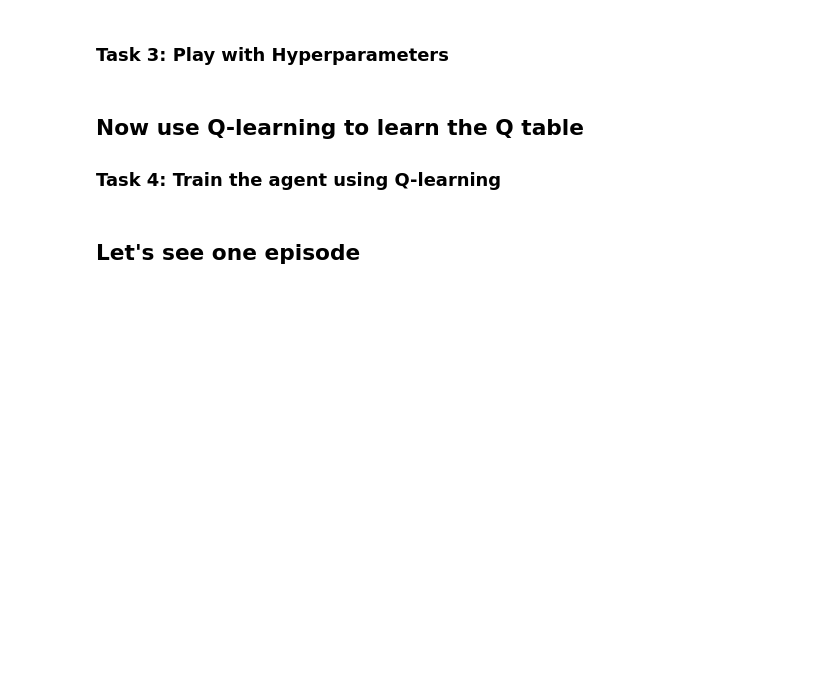
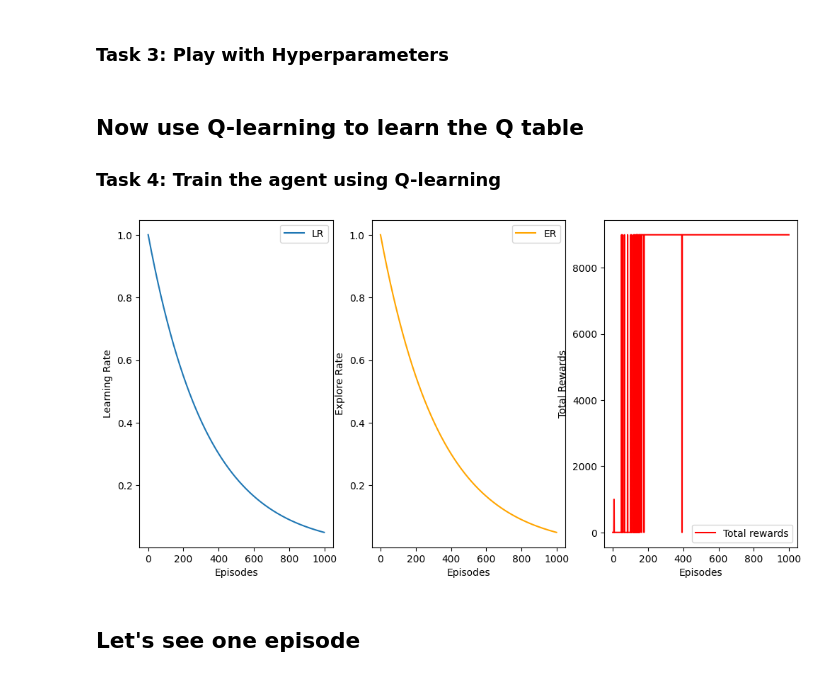
Before and after one commit to fjhanevo/TDT4172, a Jupyter notebook: Assignment3/Project3_RL.ipynb, the cells around one changed output. Drawn from its saved outputs; the diff is of its cells as text; code cells hidden in the pictures; blank space fills up the shorter version.

Commit message:
finished all tasks

```diff
--- a/Assignment3/Project3_RL.ipynb
+++ b/Assignment3/Project3_RL.ipynb
@@ -930,11 +992,15 @@ Q_test = None # you need to initialize Q_test
 # Tip - you can also use the same parameters as for the toy example above
 # YOUR CODE GOES HERE (set the values below)
 
-GAMMA_test = None
-NUM_EPISODES_test = None
-MIN_EXPLORE_RATE_test = None
-MIN_LEARNING_RATE_test = None
-STEP_SIZE_TEST = None
+GAMMA_test = 0.90
+NUM_EPISODES_test = 1000
+MIN_EXPLORE_RATE_test = 0.01
+MIN_LEARNING_RATE_test = 0.01
+STEP_SIZE_TEST = 200
+
+tmp_env.manual_mode = False
+
+
 # Depending on your parameters for the toy environment, using the same parameters here could work fine
 # if they are not working, you may want to set them to different values here
 # %% [markdown]
@@ -951,3 +1009,38 @@ print(f"Total reward after training: {total_reward}, total Explore rate after tr
+# %%
+# Task 4: Train the agent using Q-learning on
+# Tip - you can use the same function (or code) that you implemented for simple environment (Assignment 1 Task 4)
+
+# the logic is the same, just the enviroment is different
+# YOUR CODE GOES HERE
+Q_test, stats = train_Qtable(
+    Q_test,
+    tmp_env,
+    NUM_EPISODES_test,
+    STEP_SIZE_TEST,
+    GAMMA_test
+)
+
+# plots
+fig, ax = plt.subplots(1,3,figsize=(12,6))
+episodes = [s['episode'] for s in stats]
+lr = [s['learning_rate'] for s in stats]
+er = [s['explore_rate'] for s in stats]
+rewards = [s['total_reward'] for s in stats]
+ax[0].plot(episodes, lr, label='LR')
+ax[0].set_xlabel("Episodes")
+ax[0].set_ylabel("Learning Rate")
+ax[0].legend()
+ax[1].plot(episodes, er, c='orange',label='ER')
+ax[1].set_xlabel("Episodes")
+ax[1].set_ylabel("Explore Rate")
+ax[1].legend()
+ax[2].plot(episodes, rewards, c='red', label='Total rewards')
+ax[2].set_xlabel("Episodes")
+ax[2].set_ylabel("Total Rewards")
+ax[2].legend()
+plt.show()
+# %% [output]
+[figure, added]
 # %% [markdown]
 ## Let's see one episode
 # %%
```
Also changed, not shown: parts of 12 cells of this notebook.
